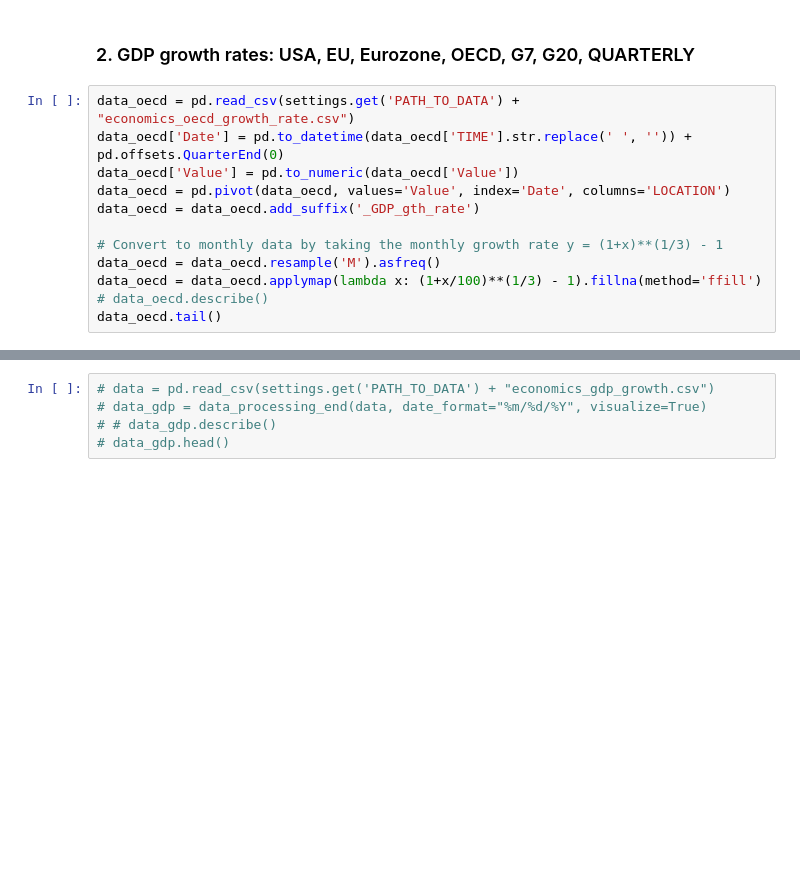
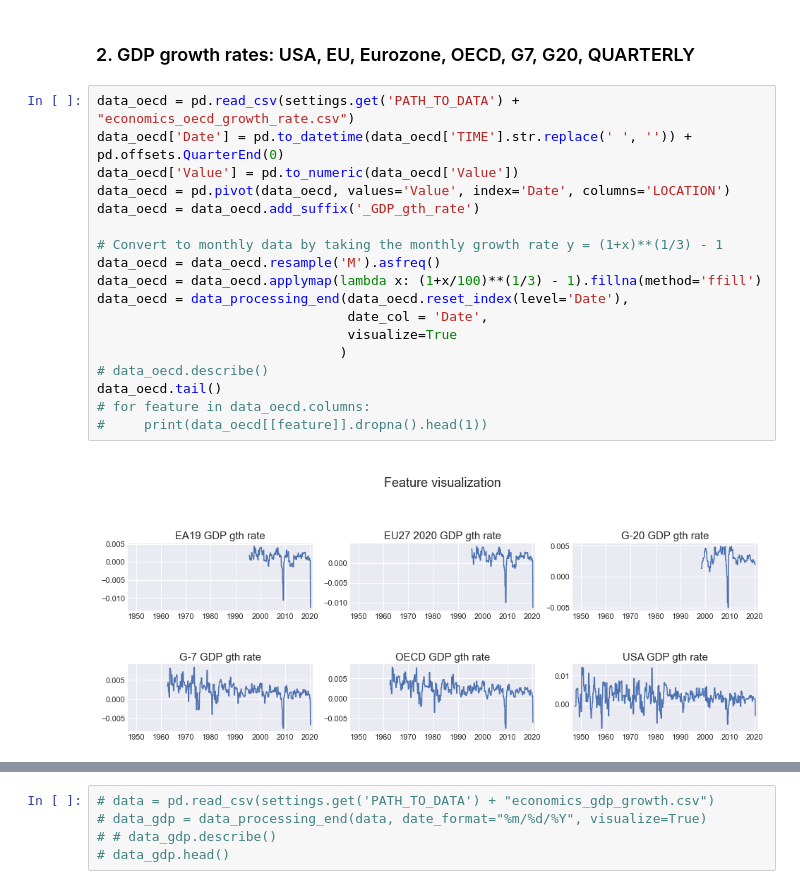
Before and after one commit to julesbertrand/Fed-repo-rate-forecasts, a Jupyter notebook: Finalproject_data_preprocessing.ipynb, the cells around one changed output, grey strips where cells are left out. Saved outputs shown, nothing was run; the diff lists cells and outputs as text; blank space fills up the shorter version.

```diff
--- a/Finalproject_data_preprocessing.ipynb
+++ b/Finalproject_data_preprocessing.ipynb
@@ -67,16 +72,23 @@ data_bls.dropna().head()
 # %%
 data_oecd = pd.read_csv(settings.get('PATH_TO_DATA') + "economics_oecd_growth_rate.csv")
 data_oecd['Date'] = pd.to_datetime(data_oecd['TIME'].str.replace(' ', '')) + pd.offsets.QuarterEnd(0)
 data_oecd['Value'] = pd.to_numeric(data_oecd['Value'])
 data_oecd = pd.pivot(data_oecd, values='Value', index='Date', columns='LOCATION')
 data_oecd = data_oecd.add_suffix('_GDP_gth_rate')
 
 # Convert to monthly data by taking the monthly growth rate y = (1+x)**(1/3) - 1
 data_oecd = data_oecd.resample('M').asfreq()
 data_oecd = data_oecd.applymap(lambda x: (1+x/100)**(1/3) - 1).fillna(method='ffill')
+data_oecd = data_processing_end(data_oecd.reset_index(level='Date'),
+                                date_col = 'Date',
+                                visualize=True
+                               )
 # data_oecd.describe()
 data_oecd.tail()
+# for feature in data_oecd.columns:
+#     print(data_oecd[[feature]].dropna().head(1))
 # %% [output]
+[figure, added]
 | LOCATION | EA19_GDP_gth_rate | EU27_2020_GDP_gth_rate | G-20_GDP_gth_rate | G-7_GDP_gth_rate | OECD_GDP_gth_rate | ... |
 | Date |  |  |  |  |  | ... |
 | 2019-11-30 | 0.001025 | 0.001215 | 0.002472 | 0.001221 | 0.001352 | ... |
```
Also changed, not shown: parts of 22 cells of this notebook, 11 other files.
